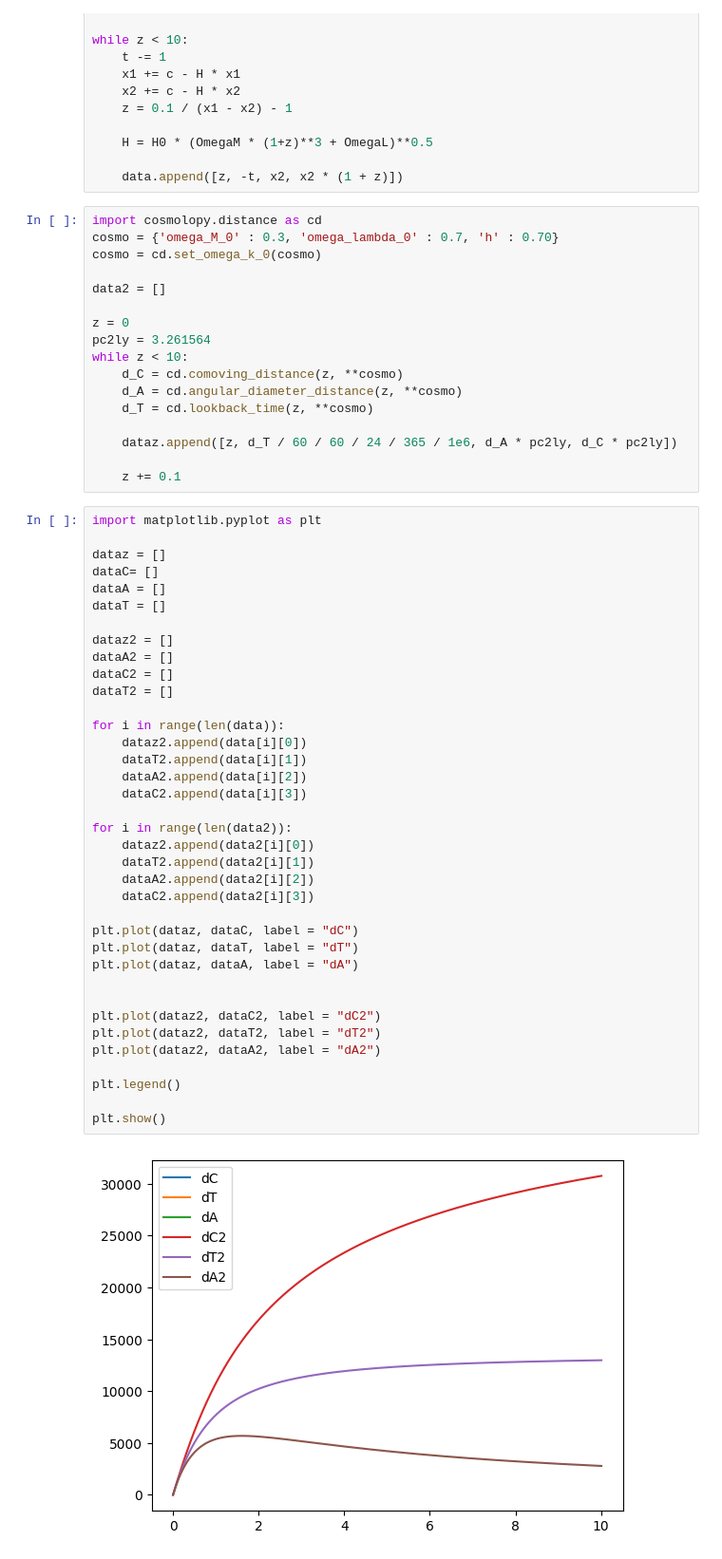
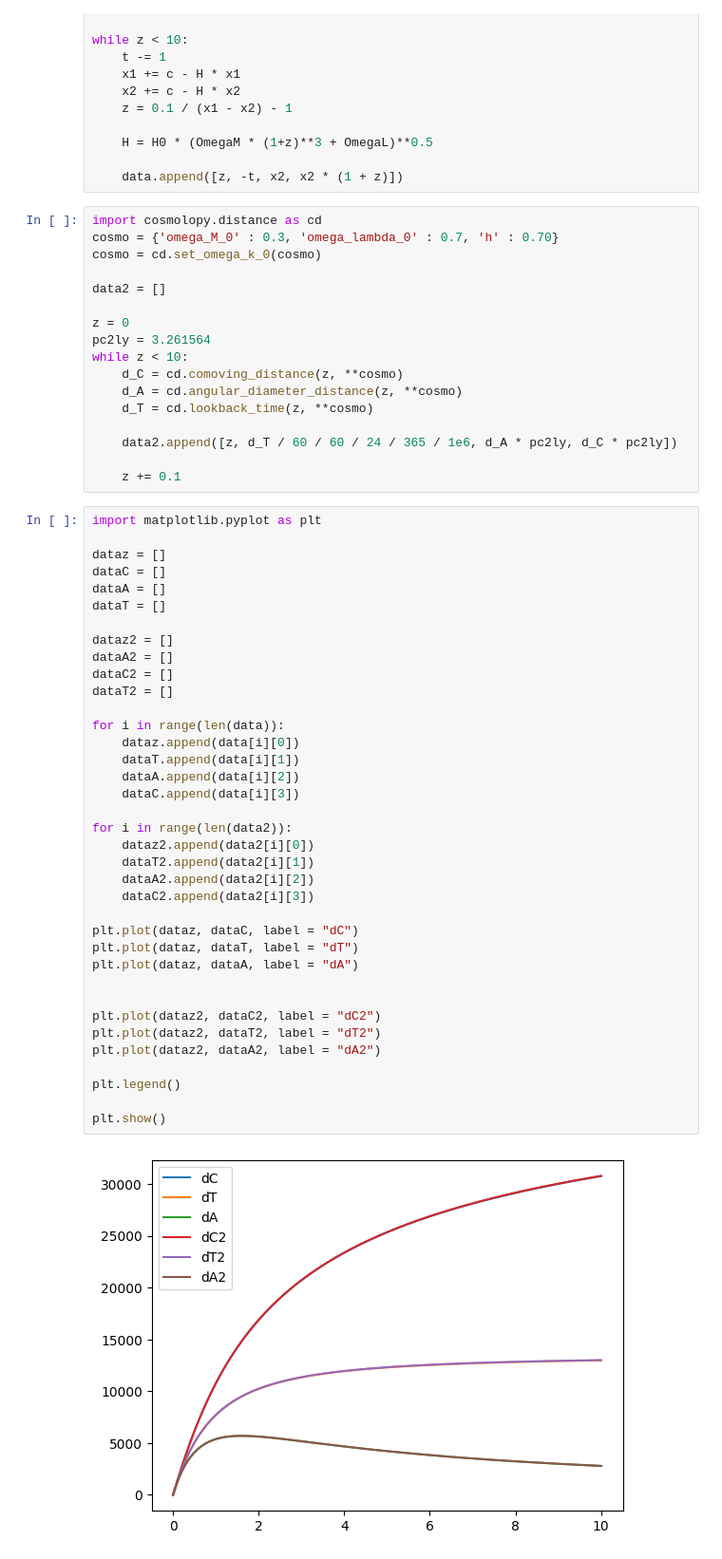
Before and after one commit to mikehelland/hubbles-law, a Jupyter notebook: other/python/cosmodistance.ipynb, the cells around one changed output. Shown at 95% size. Drawn from its saved outputs; the diff is of its cells as text.

```diff
--- a/other/python/cosmodistance.ipynb
+++ b/other/python/cosmodistance.ipynb
@@ -37,45 +37,45 @@ while z < 10:
     d_A = cd.angular_diameter_distance(z, **cosmo)
     d_T = cd.lookback_time(z, **cosmo)
 
-    dataz.append([z, d_T / 60 / 60 / 24 / 365 / 1e6, d_A * pc2ly, d_C * pc2ly])
+    data2.append([z, d_T / 60 / 60 / 24 / 365 / 1e6, d_A * pc2ly, d_C * pc2ly])
 
     z += 0.1
 # %%
 import matplotlib.pyplot as plt
 
 dataz = []
-dataC= []
+dataC = []
 dataA = []
 dataT = []
 
 dataz2 = []
 dataA2 = []
 dataC2 = []
 dataT2 = []
 
 for i in range(len(data)):
-    dataz2.append(data[i][0])
-    dataT2.append(data[i][1])
-    dataA2.append(data[i][2])
-    dataC2.append(data[i][3])
+    dataz.append(data[i][0])
+    dataT.append(data[i][1])
+    dataA.append(data[i][2])
+    dataC.append(data[i][3])
 
 for i in range(len(data2)):
     dataz2.append(data2[i][0])
     dataT2.append(data2[i][1])
     dataA2.append(data2[i][2])
     dataC2.append(data2[i][3])
 
 plt.plot(dataz, dataC, label = "dC")
 plt.plot(dataz, dataT, label = "dT")
 plt.plot(dataz, dataA, label = "dA")
 
 
 plt.plot(dataz2, dataC2, label = "dC2")
 plt.plot(dataz2, dataT2, label = "dT2")
 plt.plot(dataz2, dataA2, label = "dA2")
 
 plt.legend()
 
 plt.show()
 # %% [output]
-[figure, old version]
+[figure, new version]
```
